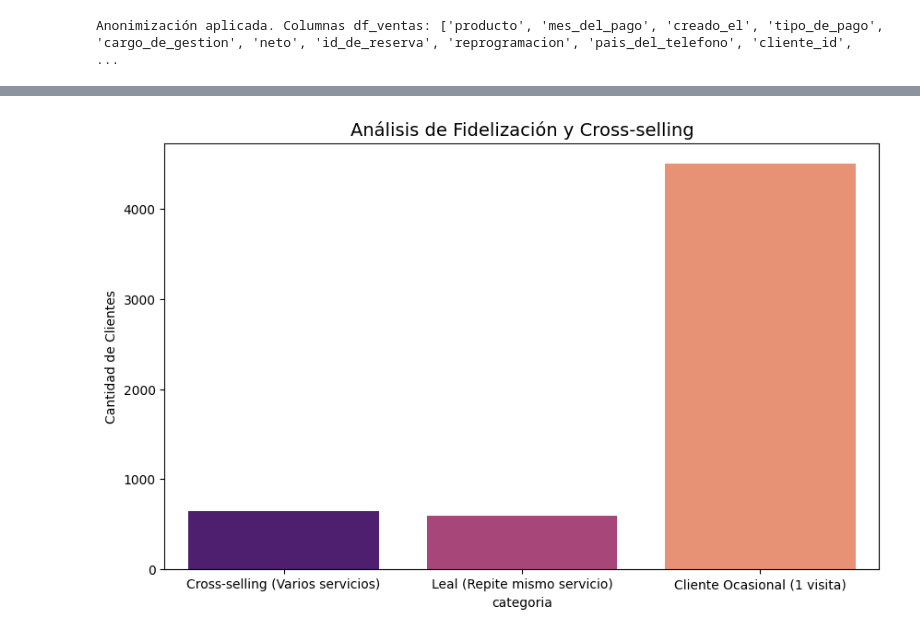
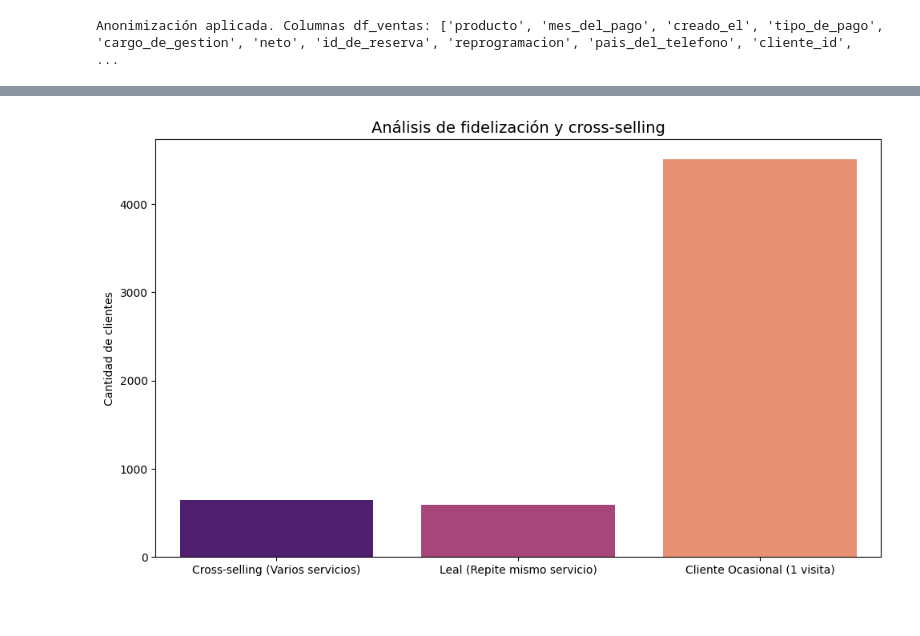
Before and after one commit to lolarealcejudo27/EDA_Oasis_Spa_Sevilla, a Jupyter notebook: src/notebooks/04_retencion_y_cross_selling.ipynb, the cells around one changed output, grey strips where cells are left out. Saved outputs shown, nothing was run; the diff lists cells and outputs as text; code cells hidden in the pictures.

```diff
--- a/src/notebooks/04_retencion_y_cross_selling.ipynb
+++ b/src/notebooks/04_retencion_y_cross_selling.ipynb
@@ -48,24 +46,28 @@ Anonimización aplicada. Columnas df_ventas: ['producto', 'mes_del_pago', 'cread
 # %%
-#Crear el perfil del cliente
-perfil_cliente = df_ventas.groupby('cliente_id').agg({
-    'producto': 'nunique',  # Variedad de servicios probados
-    'neto': 'count'         # Frecuencia de visitas
-}).rename(columns={'producto': 'servicios_distintos', 'neto': 'visitas_totales'})
+# Perfil de cliente: nº de servicios distintos y nº de visitas totales
+perfil_cliente = (df_ventas.groupby('cliente_id')
+                           .agg(servicios_distintos=('producto', 'nunique'),
+                                visitas_totales=('neto', 'count')))
 
-#Definir lógica de comportamiento
+# Lógica de comportamiento (3 buckets exclusivos)
 def definir_perfil(row):
     if row['visitas_totales'] > 1:
-        return 'Cross-selling (Varios servicios)' if row['servicios_distintos'] > 1 else 'Leal (Repite mismo servicio)'
+        if row['servicios_distintos'] > 1:
+            return 'Cross-selling (Varios servicios)'
+        return 'Leal (Repite mismo servicio)'
     return 'Cliente Ocasional (1 visita)'
 
 perfil_cliente['categoria'] = perfil_cliente.apply(definir_perfil, axis=1)
 
-#Visualización del embudo de retención
+# Visualización del embudo de retención
 plt.figure(figsize=(10, 6))
-sns.countplot(data=perfil_cliente, x='categoria', palette='magma', hue='categoria', legend=False)
-plt.title('Análisis de Fidelización y Cross-selling', fontsize=14)
-plt.ylabel('Cantidad de Clientes')
-plt.savefig('../img/04_analisis_retencion.png')
+sns.countplot(data=perfil_cliente, x='categoria',
+              palette='magma', hue='categoria', legend=False)
+plt.title('Análisis de fidelización y cross-selling', fontsize=14)
+plt.ylabel('Cantidad de clientes')
+plt.xlabel('')
+plt.tight_layout()
+plt.savefig('../img/04_analisis_retencion.png', dpi=200)
 plt.show()
 # %% [output]
-[figure, old version]
+[figure, new version]
```
Also changed, not shown: parts of 6 cells of this notebook, 16 other files.
